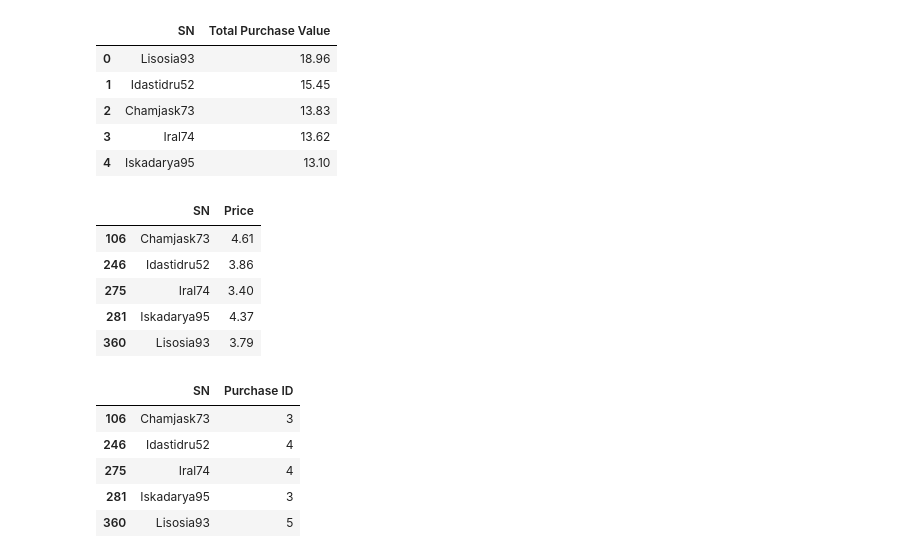
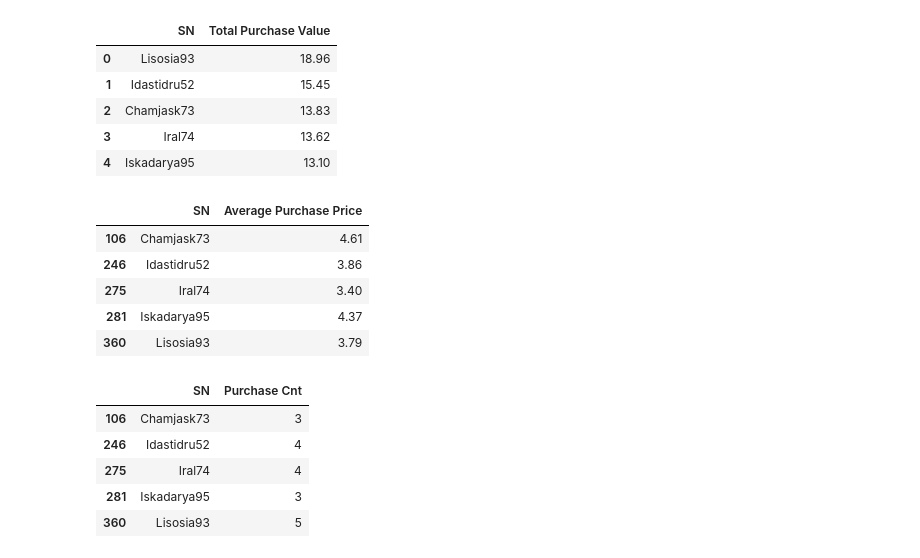
Before and after one commit to samuelokunola326/pandas-challenge, a Jupyter notebook: HeroesOfPymoli.ipynb, the cells around one changed output. Saved outputs shown, nothing was run; the diff lists cells and outputs as text; code cells hidden in the pictures.

```diff
--- a/HeroesOfPymoli.ipynb
+++ b/HeroesOfPymoli.ipynb
@@ -387,19 +387,21 @@ ts_tpv_df
 # %%
 # create a df to find avg price for  top 5 spenders
 
 # Group by SN and calling mean to get average price for all users
 ts_app_df = round(purchase_data[['SN','Price']].groupby('SN').mean(),2)
 
 #Reseting index from SN to numbers
 ts_app_df.reset_index(drop=False, inplace=True)
 
+# Renaming Column Name
+ts_app_df.columns=['SN','Average Purchase Price']
 
 # find the top 5 spenders based on total value of purchase list of SN's to create smaller df
 ts_app_df = ts_app_df[ts_app_df['SN'].isin(ts_list)]
 
 ts_app_df
 # %% [output]
-|  | SN | Price |
+|  | SN | Average Purchase Price |
 | 106 | Chamjask73 | 4.61 |
 | 246 | Idastidru52 | 3.86 |
 | 275 | Iral74 | 3.40 |
@@ -407,19 +409,21 @@ ts_app_df
 | 360 | Lisosia93 | 3.79 |
 # %%
 
-
+#grouping by sn and purchasing id to get purchase count
 ts_pc_df = purchase_data[['SN','Purchase ID']].groupby('SN').count()
 
 #Reseting index from SN to numbers
 ts_pc_df.reset_index(drop=False, inplace=True)
 
+# Renaming Column Name
+ts_pc_df.columns=['SN','Purchase Cnt']
 
 # find the top 5 spenders based on total value of purchase list of SN's to create smaller df
 ts_pc_df = ts_pc_df[ts_pc_df['SN'].isin(ts_list)]
 
 ts_pc_df
 # %% [output]
-|  | SN | Purchase ID |
+|  | SN | Purchase Cnt |
 | 106 | Chamjask73 | 3 |
 | 246 | Idastidru52 | 4 |
 | 275 | Iral74 | 4 |
```
Also changed, not shown: parts of 1 cell of this notebook.
